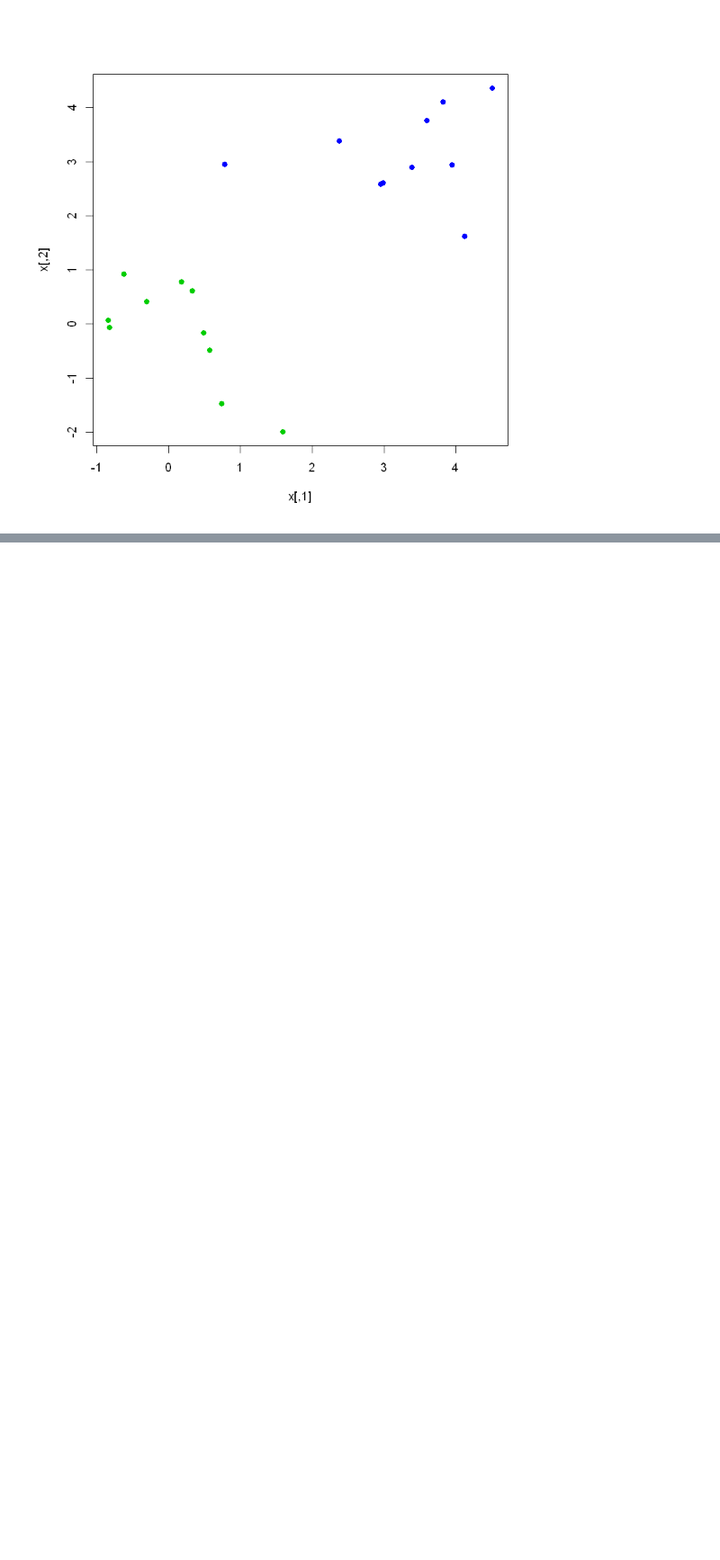
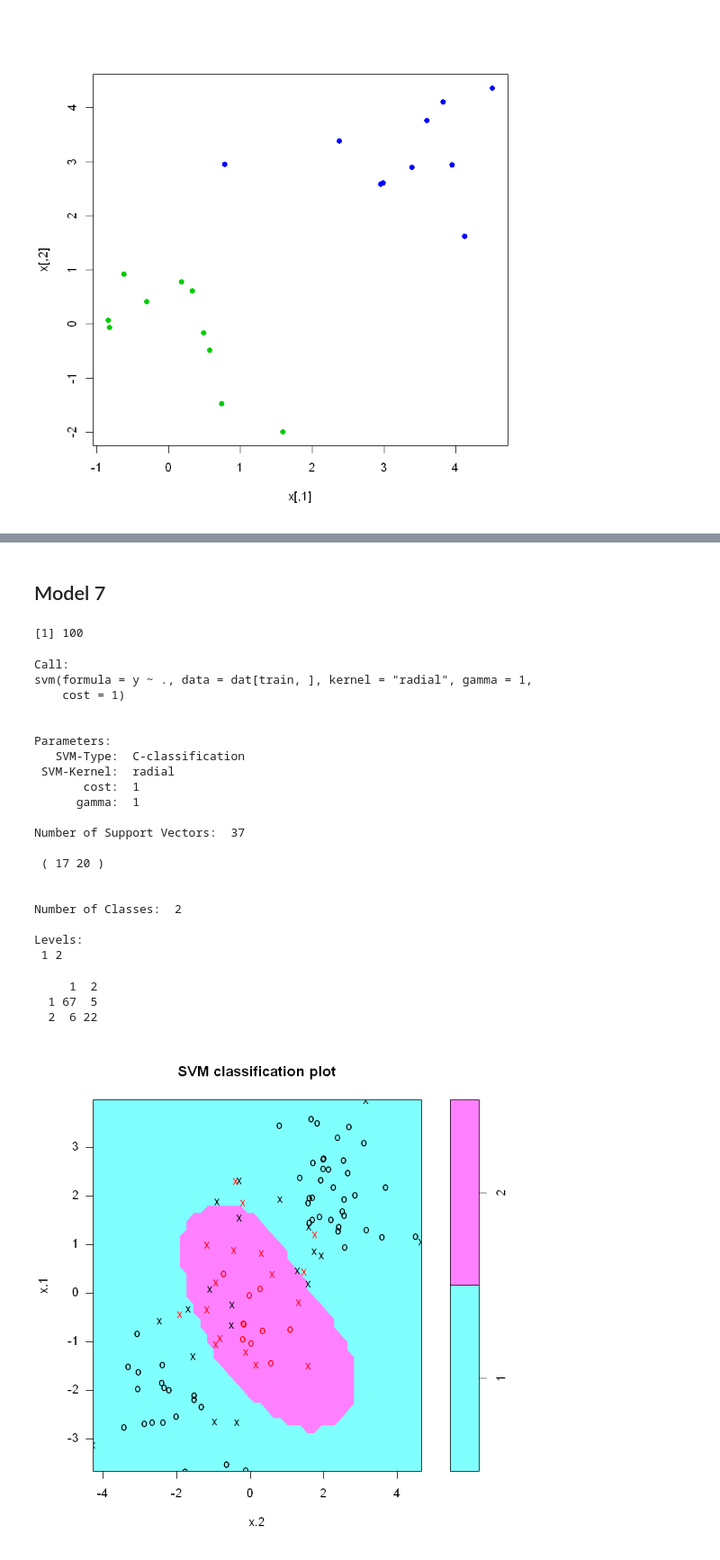
Before and after one commit to nkjadhav/Practise-R, a Jupyter notebook: Day_10/190918.ipynb, the cells around one changed output, grey strips where cells are left out. Shown at 90% size. Drawn from its saved outputs; the diff is of its cells as text; code cells hidden in the pictures; blank space fills up the shorter version.

```diff
--- a/Day_10/190918.ipynb
+++ b/Day_10/190918.ipynb
@@ -236,0 +285,36 @@ predict -1  1
+# %% [markdown]
+## Model 7
+# %%
+train=sample(200,100)
+length(train)
+svmfit7 = svm(y~.,data=dat[train,],kernel = "radial", gamma = 1, cost = 1)
+
+plot(svmfit7,dat[train,])
+summary(svmfit7)
+table(svmfit7$fitted, y[train])
+# %% [output]
+[1] 100
+Call:
+svm(formula = y ~ ., data = dat[train, ], kernel = "radial", gamma = 1,
+    cost = 1)
+
+
+Parameters:
+   SVM-Type:  C-classification
+ SVM-Kernel:  radial
+       cost:  1
+      gamma:  1
+
+Number of Support Vectors:  37
+
+ ( 17 20 )
+
+
+Number of Classes:  2
+
+Levels:
+ 1 2
+     1  2
+  1 67  5
+  2  6 22
+[figure, added]
```
Also changed, not shown: parts of 29 cells of this notebook.
